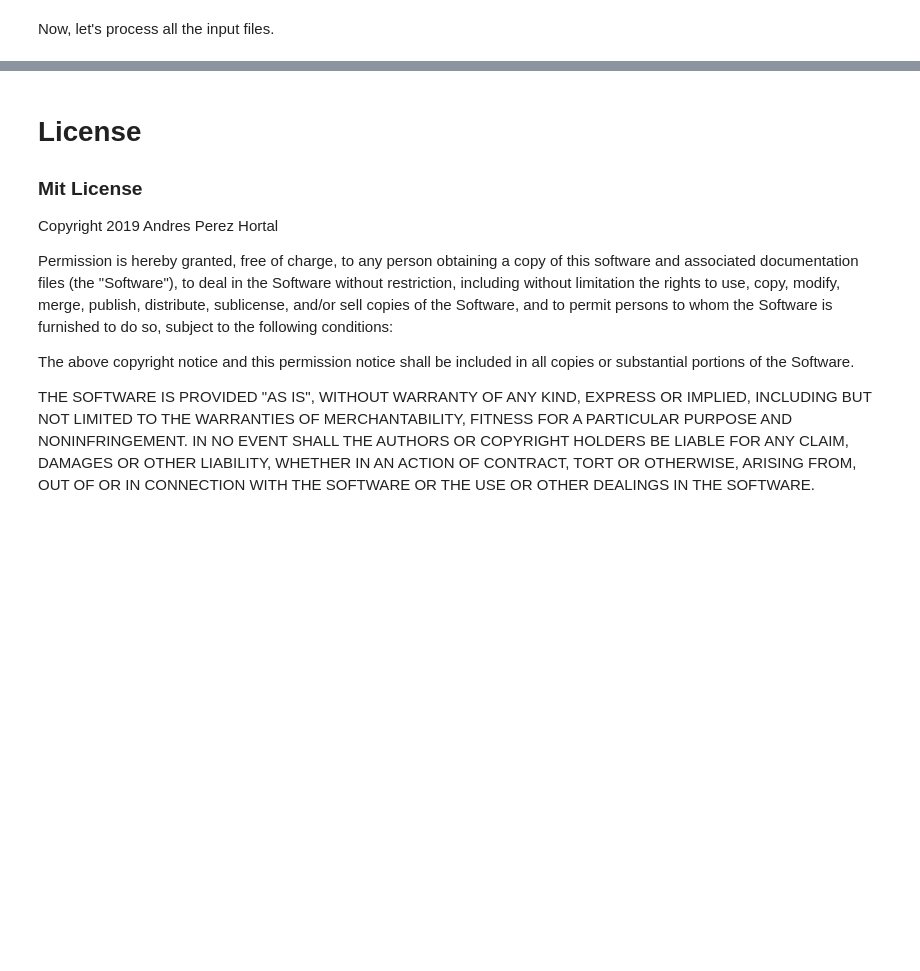
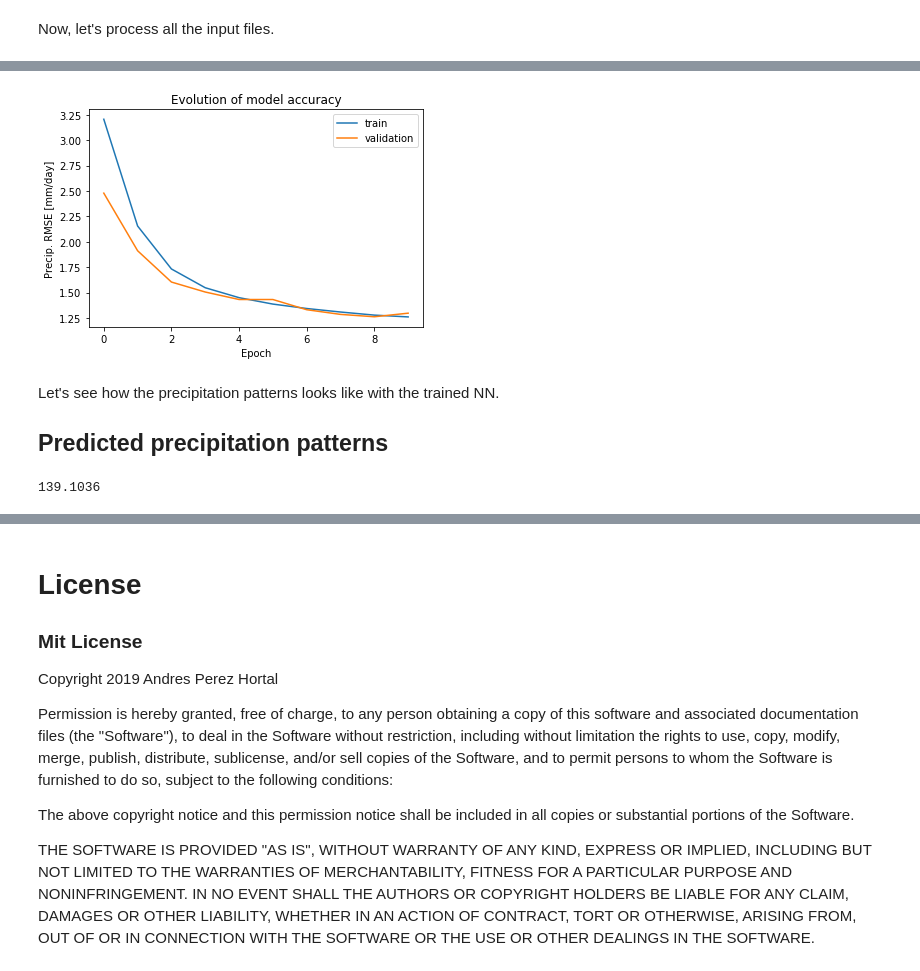
Before and after one commit to aperezhortal/PythonWorkshopsOnDataScience, a Jupyter notebook: 07-Parametrize_Convection_using_Neural_Networks.ipynb, the cells around one changed output, grey strips where cells are left out. Cells and saved outputs as stored; diff of their text form; code cells hidden in the pictures; blank space fills up the shorter version.

```diff
--- a/07-Parametrize_Convection_using_Neural_Networks.ipynb
+++ b/07-Parametrize_Convection_using_Neural_Networks.ipynb
@@ -531,0 +602,6 @@ The description of the Keras library was adapted from the Keras official documen
+# %%
+x_train = train_dataset['x'].values
+y_train = train_dataset['y'].values
+
+x_test = test_dataset['x'].values
+y_test = test_dataset['y'].values
@@ -531,0 +613,6 @@ The description of the Keras library was adapted from the Keras official documen
+# %%
+from sklearn.preprocessing import StandardScaler
+
+
+input_scaler = StandardScaler()
+input_scaler.fit(x_train)
@@ -531,0 +623,3 @@ The description of the Keras library was adapted from the Keras official documen
+# %%
+x_train_normed = input_scaler.transform(x_train)
+x_test_normed = input_scaler.transform(x_test)
@@ -531,0 +687,6 @@ The description of the Keras library was adapted from the Keras official documen
+# %%
+train_history = my_model.fit(x=x_train_normed,y=y_train ,
+                             validation_data=(x_test_normed,y_test),
+                             epochs=10,
+                             verbose=1,
+                             shuffle=True)
@@ -531,0 +735,17 @@ The description of the Keras library was adapted from the Keras official documen
+# %%
+
+import matplotlib.pyplot as plt
+plt.plot(train_history.history['root_mean_squared_error'], label="train")
+plt.plot(train_history.history['val_root_mean_squared_error'], label="validation")
+plt.legend()
+
+plt.title("Evolution of model accuracy")
+plt.xlabel('Epoch')
+plt.ylabel('Precip. RMSE [mm/day]')
+plt.show()
+# %% [output]
+[figure, added]
+# %% [markdown]
+Let's see how the precipitation patterns looks like with the trained NN.
+
+## Predicted precipitation patterns
@@ -531,0 +755,4 @@ The description of the Keras library was adapted from the Keras official documen
+# %%
+predicted_precip.max()
+# %% [output]
+139.1036
```
Also changed, not shown: parts of 62 cells of this notebook.
